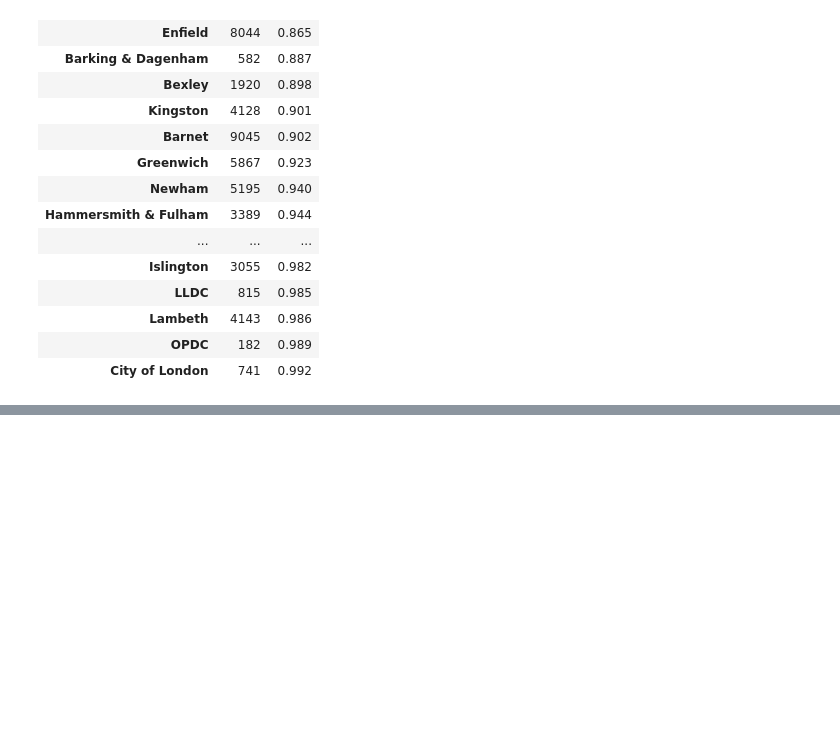
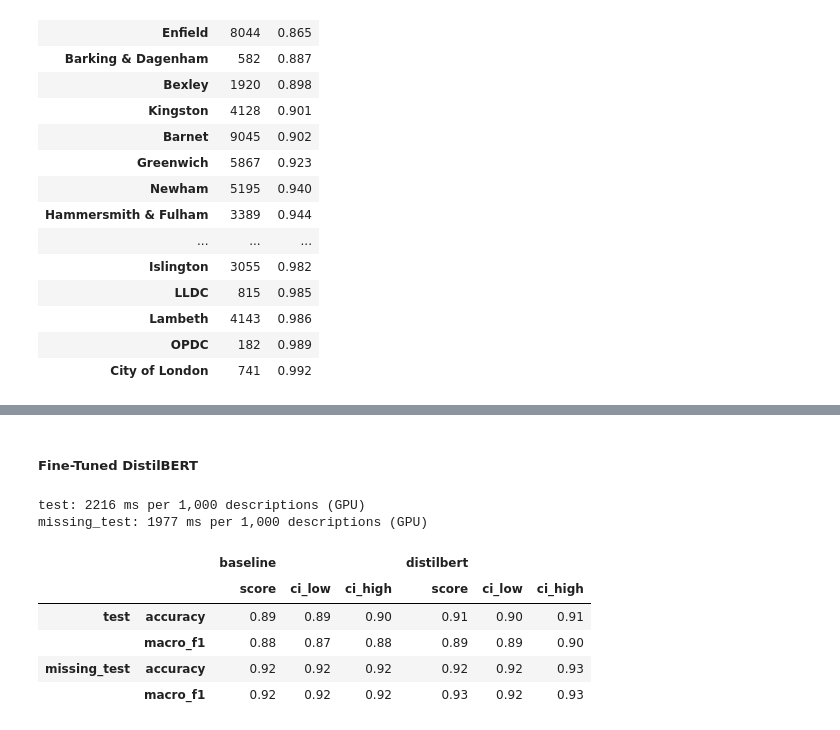
Before and after one commit to samaddmirzaa/london-planscope, a Jupyter notebook: notebooks/02_category_classifier.ipynb, the cells around one changed output, grey strips where cells are left out. Cells and saved outputs as stored; diff of their text form; code cells hidden in the pictures; blank space fills up the shorter version.

Commit message:
Compare fine-tuned DistilBERT with baseline

```diff
--- a/notebooks/02_category_classifier.ipynb
+++ b/notebooks/02_category_classifier.ipynb
@@ -205,0 +216,27 @@ pd.DataFrame(model.predict_proba(vectorizer.transform(examples)), index=examples
+# %% [markdown]
+##### Fine-Tuned DistilBERT
+# %%
+# Load the fine-tuned model as a ready-made text-classification pipeline on the GPU
+
+classifier = pipeline('text-classification', model='../models/category-distilbert', device=0)
+# %%
+# Score both test sets exactly as the baseline was scored, and time the predictions
+
+distil_results = {}
+for name in ['test', 'missing_test']:
+    data = sets[name]
+    start = time.perf_counter()
+    predicted = [p['label'] for p in classifier(data['text'].tolist(), batch_size=256, truncation=True, max_length=128)]
+    print(f'{name}: {(time.perf_counter() - start) / len(data) * 1e6:.0f} ms per 1,000 descriptions (GPU)')
+    sets[name] = data.assign(distil=predicted)
+    distil_results[name] = evaluate(data['category'], predicted)
+pd.concat({'baseline': pd.concat(results), 'distilbert': pd.concat(distil_results)}, axis=1)
+# %% [output]
+test: 2216 ms per 1,000 descriptions (GPU)
+missing_test: 1977 ms per 1,000 descriptions (GPU)
+|  |  | baseline |  |  | distilbert |  |  |
+|  |  | score | ci_low | ci_high | score | ci_low | ci_high |
+| test | accuracy | 0.89 | 0.89 | 0.90 | 0.91 | 0.90 | 0.91 |
+|  | macro_f1 | 0.88 | 0.87 | 0.88 | 0.89 | 0.89 | 0.90 |
+| missing_test | accuracy | 0.92 | 0.92 | 0.92 | 0.92 | 0.92 | 0.93 |
+|  | macro_f1 | 0.92 | 0.92 | 0.92 | 0.93 | 0.92 | 0.93 |
```
Also changed, not shown: parts of 4 cells of this notebook, 1 other file.
